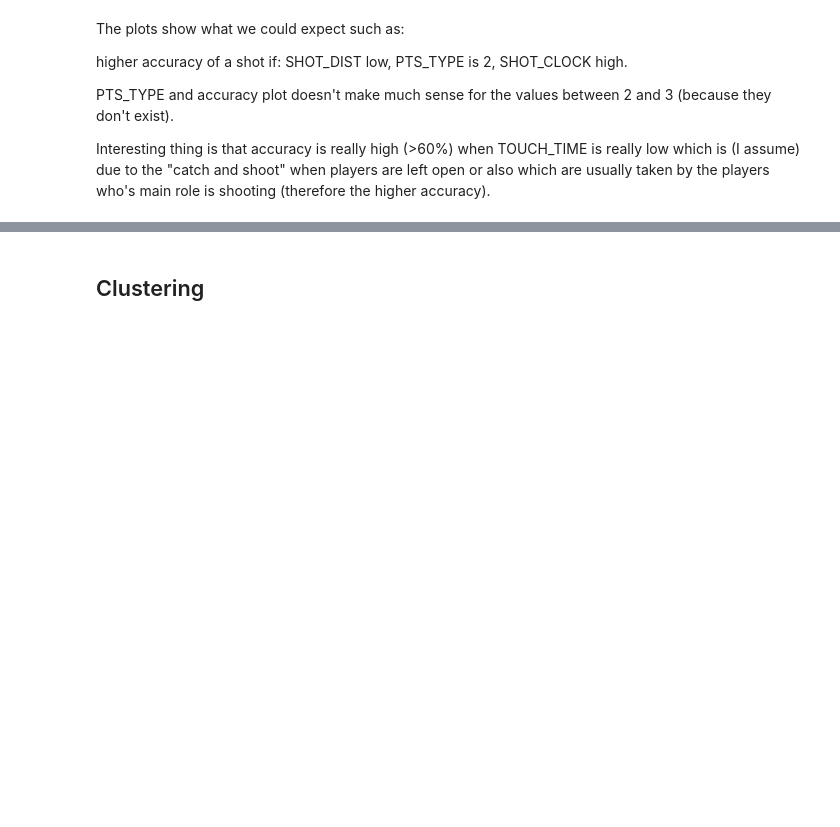
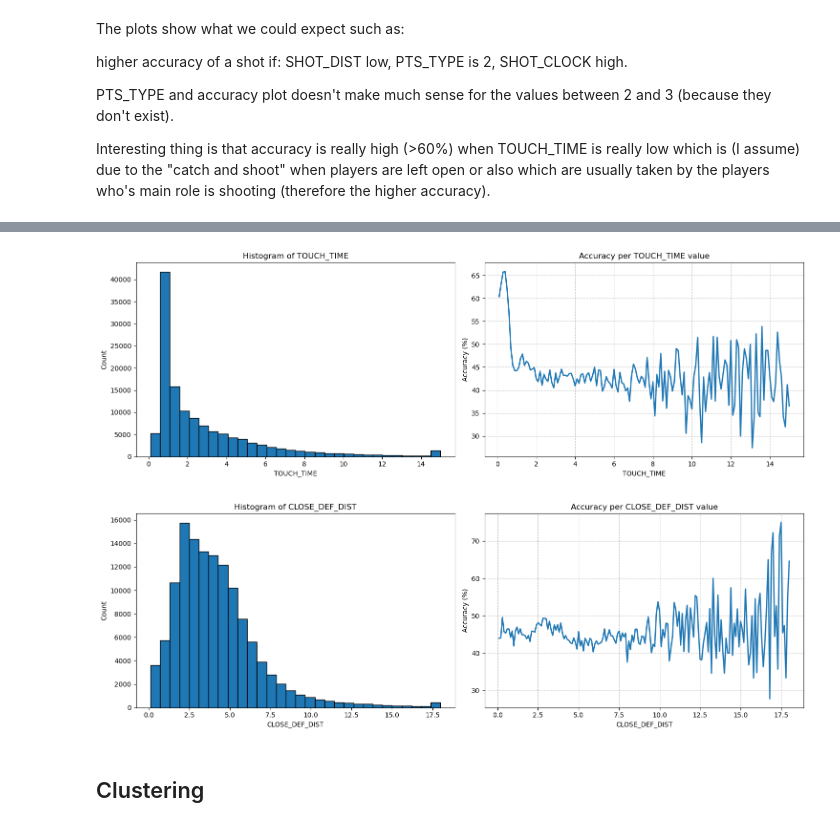
Before and after one commit to DavidSupancic/NbaShotsPrediction, a Jupyter notebook: NBA_data_prep.ipynb, the cells around one changed output, grey strips where cells are left out. Saved outputs shown, nothing was run; the diff lists cells and outputs as text; code cells hidden in the pictures; blank space fills up the shorter version.

```diff
--- a/NBA_data_prep.ipynb
+++ b/NBA_data_prep.ipynb
@@ -544,2 +572,11 @@ Interesting thing is that accuracy is really high (>60%) when TOUCH_TIME is real
+# %%
+df['TOUCH_TIME'] = df['TOUCH_TIME'].clip(upper=15)
+df['CLOSE_DEF_DIST'] = df['CLOSE_DEF_DIST'].clip(upper=18)
+# %%
+histogram_and_acc(df, 'TOUCH_TIME', target)
+histogram_and_acc(df, 'CLOSE_DEF_DIST', target)
+# %% [output]
+[figure, added]
+[figure, added]
 # %% [markdown]
 ## Clustering
```
Also changed, not shown: parts of 25 cells of this notebook.
